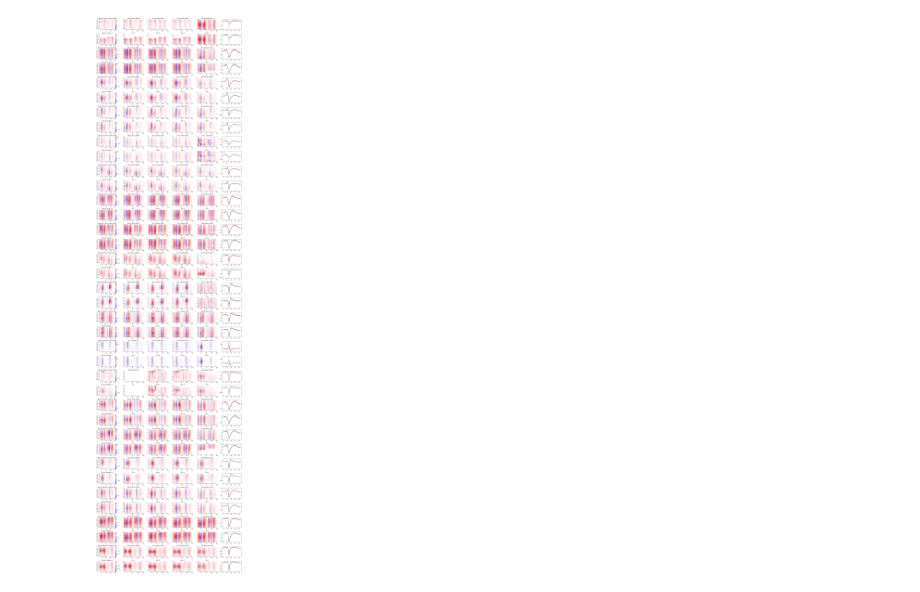
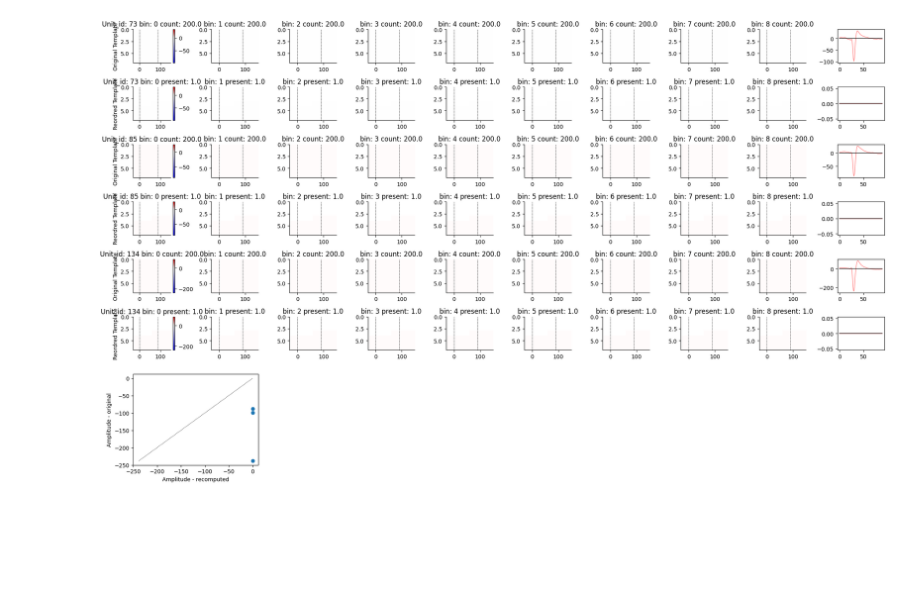
Before and after one commit to AllenNeuralDynamics/aind-beh-ephys-analysis, a Jupyter notebook: code/beh_ephys_analysis/waveform_recompute.ipynb, the cells around one changed output. Cells and saved outputs as stored; diff of their text form; code cells hidden in the pictures; blank space fills up the shorter version.

```diff
--- a/code/beh_ephys_analysis/waveform_recompute.ipynb
+++ b/code/beh_ephys_analysis/waveform_recompute.ipynb
@@ -37,17 +38,17 @@ from tqdm import tqdm
 import shutil
 %matplotlib inline
 # %%
-session = 'behavior_751004_2024-12-20_13-26-11'
+session = 'behavior_758017_2025-02-06_11-26-14'
 data_type = 'curated'
 plot = True
 session_dir = session_dirs(session)
-waveform_zarr_folder = f'{session_dir[f"ephys_dir_{data_type}"]}/waveforms.zarr'
+waveform_zarr_folder = f'{session_dir[f"ephys_dir_{data_type}"]}/waveforms_session.zarr'
 analyzer_binned = si.load(waveform_zarr_folder, load_extensions=True)
 analyzer = si.load(session_dir[f'postprocessed_dir_{data_type}'], load_extensions=False)
 # %%
 unit_ids = analyzer.sorting.get_unit_ids()
 unit_ids_binned = analyzer_binned.sorting.get_unit_ids()
-bins = range(5)
+bin_inds = list(set([int(curr_id.split('-')[-1]) for curr_id in unit_ids_binned]))
 all_channels = analyzer.sparsity.channel_ids
 if all_channels[0].startswith('AP'):
     all_channels_int = np.array([int(channel.split('AP')[-1]) for channel in all_channels])
@@ -55,5 +56,9 @@ else:
     all_channels_int = np.array([int(channel.split('CH')[-1]) for channel in all_channels])
 unit_spartsiity = analyzer.sparsity.unit_id_to_channel_ids
 channel_locations = analyzer.get_channel_locations()
-unit_locations = analyzer.load_extension("unit_locations").get_data(outputs="by_unit")
+unit_locations = analyzer.get_extension("unit_locations").get_data(outputs="by_unit")
 right_left = channel_locations[:, 0]<20
+# %%
+session_rec = Session(session_dir['session_dir'])
+start = session_rec.recordnodes[0].recordings[0].continuous[0].timestamps[0]
+end = session_rec.recordnodes[0].recordings[0].continuous[0].timestamps[-1]
@@ -130,13 +205,14 @@ behavior_751004_2024-12-20_13-26-11
 # %%
 if plot:
     fig = plt.figure(figsize=(20, 4*len(all_tagged_units)))
-    gs = gridspec.GridSpec(2*len(all_tagged_units), len(bins)+1, figure=fig)
+    gs = gridspec.GridSpec(2*len(all_tagged_units)+2, len(bin_inds)+1, figure=fig)
     for unit_ind, unit_id in enumerate(all_tagged_units):
-        ax_wf_ori = fig.add_subplot(gs[unit_ind*2, len(bins)])
-        ax_wf_reo = fig.add_subplot(gs[unit_ind*2+1, len(bins)])
+        ax_wf_ori = fig.add_subplot(gs[unit_ind*2, len(bin_inds)])
+        ax_wf_reo = fig.add_subplot(gs[unit_ind*2+1, len(bin_inds)])
         temp_mean_curr = temp_ext_mean.get_unit_template(unit_id, operator='average')
         peak_mean_curr = temp_mean_curr[:,extreme_channel_indices[unit_id]]
-        ax_wf_ori.plot(peak_mean_curr[60:150], color='r')
+        ax_wf_ori.plot(peak_mean_curr[60:150], color='r', alpha=0.5, linewidth=1)
+        ax_wf_reo.plot(all_peak_wf_opt[unit_ind], color='r', alpha=0.5, linewidth=1)
 
         all_temps_bins = all_wfs[unit_ind]
         all_temps_bins_ori = all_wfs_ori[unit_ind]
@@ -149,48 +225,62 @@ if plot:
         max_ori = np.nanmax(np.array(all_temps_bins_ori))
         min_all = min(min_reo, min_ori)
         max_all = max(max_reo, max_ori)
+        if max_all == 0:
+            max_all = np.nanmax(peak_mean_curr)
+        if min_all == 0:
+            min_all = np.nanmin(peak_mean_curr)
+
         shifted_cmap = shiftedColorMap(b_w_r_cmap, min_all, max_all, 'shifted_b_w_r')
-        for curr_ind in bins:
+        for curr_ind in bin_inds:
             # original template
             ax = fig.add_subplot(gs[unit_ind*2, curr_ind])
             curr_temp = all_temps_bins_ori[curr_ind]
             im = ax.imshow(curr_temp, extent=[samples_to_keep[0],
                                             samples_to_keep[0] + 2 * (samples_to_keep[1] - samples_to_keep[0]),
                                             2 * y_neighbors_to_keep + 1, 0],
-                                            cmap=shifted_cmap, interpolation='none',
+                                            cmap=shifted_cmap, interpolation='nearest',
                                             vmin=min_all, vmax=max_all, aspect='auto')
             ax.axvline(0, color='black', linestyle='--', linewidth=0.5)
             ax.axvline(samples_to_keep[1] - samples_to_keep[0], color='black', linestyle='--', linewidth=0.5)
             if curr_ind == 0:
                 ax.set_title(f'Unit_id: {unit_id} bin: {curr_ind} count: {all_counts[unit_ind, curr_ind]}')
                 fig.colorbar(im, ax=ax)
                 ax.set_ylabel('Original Template')
             else:
                 ax.set_title(f'bin: {curr_ind} count: {all_counts[unit_ind, curr_ind]}')
             ax.spines['top'].set_visible(False)
             ax.spines['right'].set_visible(False)
-            ax_wf_ori.plot(all_peak_bins_ori[curr_ind], color='black', alpha=0.2)
+            ax_wf_ori.plot(all_peak_bins_ori[curr_ind], color='black', alpha=0.1)
 
             # reordered template
             ax = fig.add_subplot(gs[unit_ind*2+1, curr_ind])
             curr_temp = all_temps_bins[curr_ind]
             im = ax.imshow(curr_temp, extent=[samples_to_keep[0],
                                             samples_to_keep[0] + 2 * (samples_to_keep[1] - samples_to_keep[0]),
                                             2 * y_neighbors_to_keep + 1, 0],
-                                            cmap=shifted_cmap, interpolation='none',
+                                            cmap=shifted_cmap, interpolation='nearest',
                                             vmin=min_all, vmax=max_all, aspect='auto')
             ax.axvline(0, color='black', linestyle='--', linewidth=0.5)
             ax.axvline(samples_to_keep[1] - samples_to_keep[0], color='black', linestyle='--', linewidth=0.5)
             if curr_ind == 0:
-                ax.set_title(f'Unit_id: {unit_id} bin: {curr_ind}')
+                ax.set_title(f'Unit_id: {unit_id} bin: {curr_ind} present: {presence_score[unit_ind, curr_ind]}')
                 fig.colorbar(im, ax=ax)
                 ax.set_ylabel('Reordred Template')
             else:
-                ax.set_title(f'bin: {curr_ind}')
+                ax.set_title(f'bin: {curr_ind} present: {presence_score[unit_ind, curr_ind]}')
             ax.spines['top'].set_visible(False)
             ax.spines['right'].set_visible(False)
-            ax_wf_reo.plot(all_peak_bins[curr_ind], color='black', alpha=0.3)
+            ax_wf_reo.plot(all_peak_bins[curr_ind], color='black', alpha=0.1)
+
+    ax = fig.add_subplot(gs[2*len(all_tagged_units):, 0:2])
+    ax.scatter(all_amp_opt, all_amps_ori)
+    all_max = max(max(all_amps_ori), max(all_amp_opt))
+    all_min = min(min(all_amps_ori), min(all_amp_opt))
+    ax.plot([all_min, all_max], [all_min, all_max], color='black', linestyle='--', linewidth=0.5)
+    ax.set_xlabel('Amplitude - recomputed')
+    ax.set_ylabel('Amplitude - original')
 
 plt.tight_layout()
+fig.savefig(fname=f'{session_dir[f"ephys_dir_{data_type}"]}/waveforms_recompute.pdf')
 # %% [output]
-[figure, old version]
+[figure, new version]
```
Also changed, not shown: parts of 13 cells of this notebook, 16 other files.
